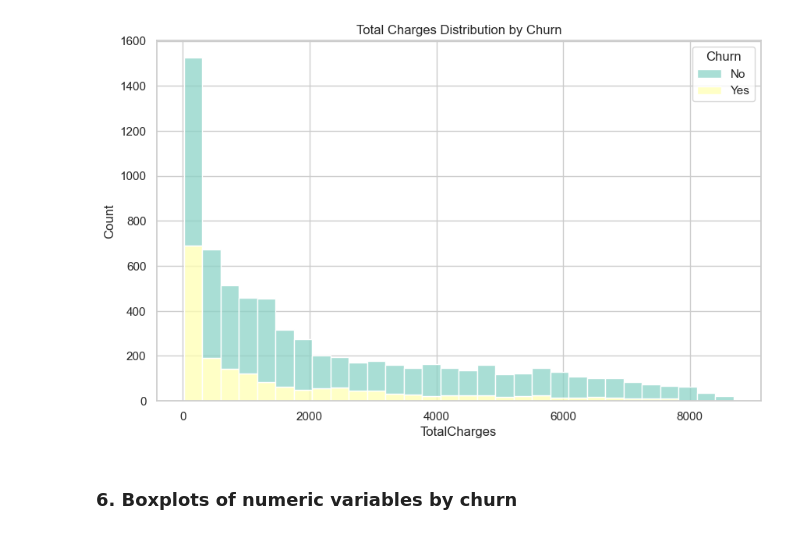
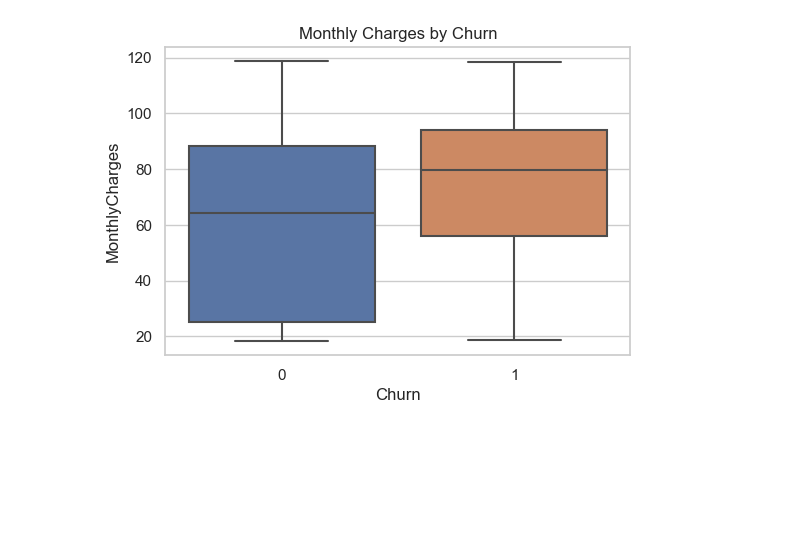
Before and after one commit to prathamesh693/02_Customer-Churn-Prediction-in-Telecom-Industry, a Jupyter notebook: 03_Notebooks/EDA.ipynb, the cells around one changed output. Cells and saved outputs as stored; diff of their text form; code cells hidden in the pictures; blank space fills up the shorter version.

```diff
--- a/03_Notebooks/EDA.ipynb
+++ b/03_Notebooks/EDA.ipynb
@@ -9,7 +9,7 @@ sns.set(style="whitegrid")
 plt.rcParams['figure.figsize'] = (10, 6)
 # %%
 # 1. Load the dataset
-df = pd.read_csv("R:/Projects/1_Data_Science & ML_Projects/02_Customer Churn Prediction in Telecom Industry/02_Data/Telco-Customer-Churn.csv")
+df = pd.read_csv("R:/Projects/1_Data_Science & ML_Projects/02_Customer Churn Prediction in Telecom Industry/02_Data/preprocessed_data.csv")
 # %%
 # 2. Basic info about data
 print("----- Data Info -----")
@@ -145,11 +146,9 @@ plt.show()
 # %%
-# Histogram of TotalCharges by churn
-plt.figure()
-sns.histplot(data=df, x='TotalCharges', hue='Churn', multiple='stack', bins=30, palette='Set3')
-plt.title('Total Charges Distribution by Churn')
-plt.show()
+# 4. Boxplot: Monthly Charges by Churn
+plt.figure(figsize=(6, 4))
+sns.boxplot(x='Churn', y='MonthlyCharges', data=df)
+plt.title("Monthly Charges by Churn")
+plt.savefig("R:/Projects/1_Data_Science & ML_Projects/02_Customer Churn Prediction in Telecom Industry/07_EDA_Outputs/04_monthly_charge_by_churn.png")
 # %% [output]
-[figure, old version]
+[figure, new version]
-# %% [markdown]
-### 6. Boxplots of numeric variables by churn
 # %%
```
Also changed, not shown: parts of 25 cells of this notebook.
